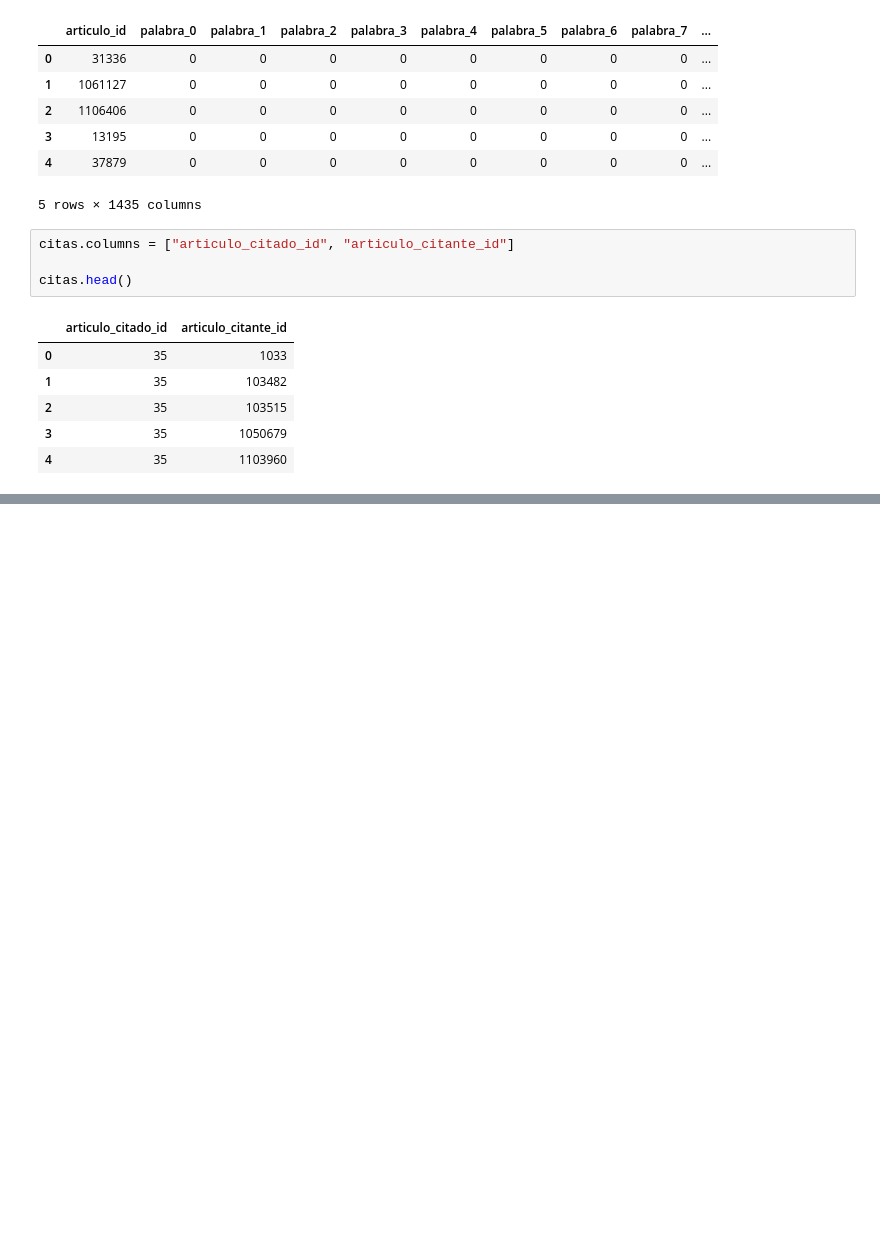
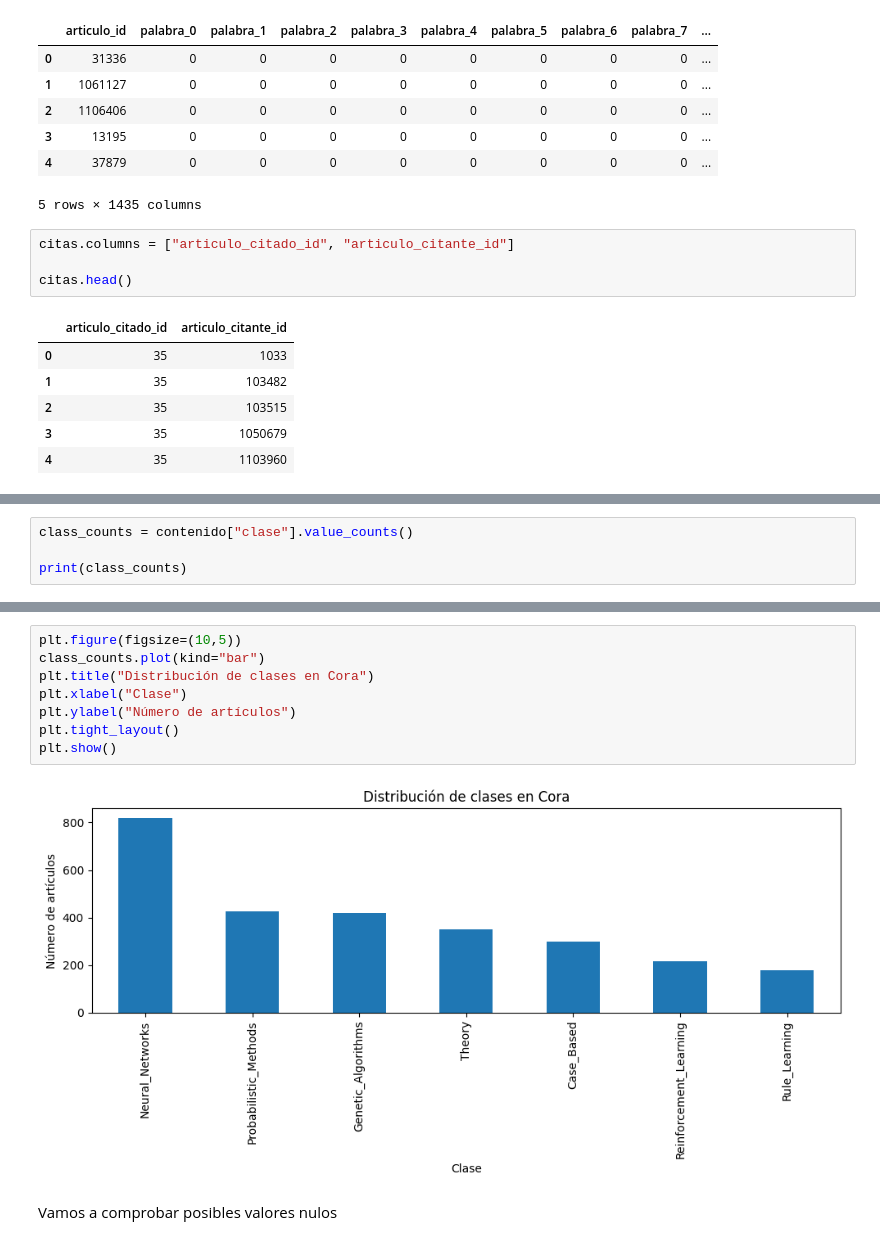
Before and after one commit to enriquepc004/ia-aprendizaje-relacional, a Jupyter notebook: notebooks/01_exploracion_cora.ipynb, the cells around one changed output, grey strips where cells are left out. Cells and saved outputs as stored; diff of their text form; blank space fills up the shorter version.

Commit message:
Finish cora exploration with conclussions and some additional info

```diff
--- a/notebooks/01_exploracion_cora.ipynb
+++ b/notebooks/01_exploracion_cora.ipynb
@@ -87,0 +112,4 @@ citas.head()
+# %%
+class_counts = contenido["clase"].value_counts()
+
+print(class_counts)
@@ -87,0 +126,12 @@ citas.head()
+# %%
+plt.figure(figsize=(10,5))
+class_counts.plot(kind="bar")
+plt.title("Distribución de clases en Cora")
+plt.xlabel("Clase")
+plt.ylabel("Número de artículos")
+plt.tight_layout()
+plt.show()
+# %% [output]
+[figure, added]
+# %% [markdown]
+Vamos a comprobar posibles valores nulos
```
Also changed, not shown: parts of 15 cells of this notebook.
